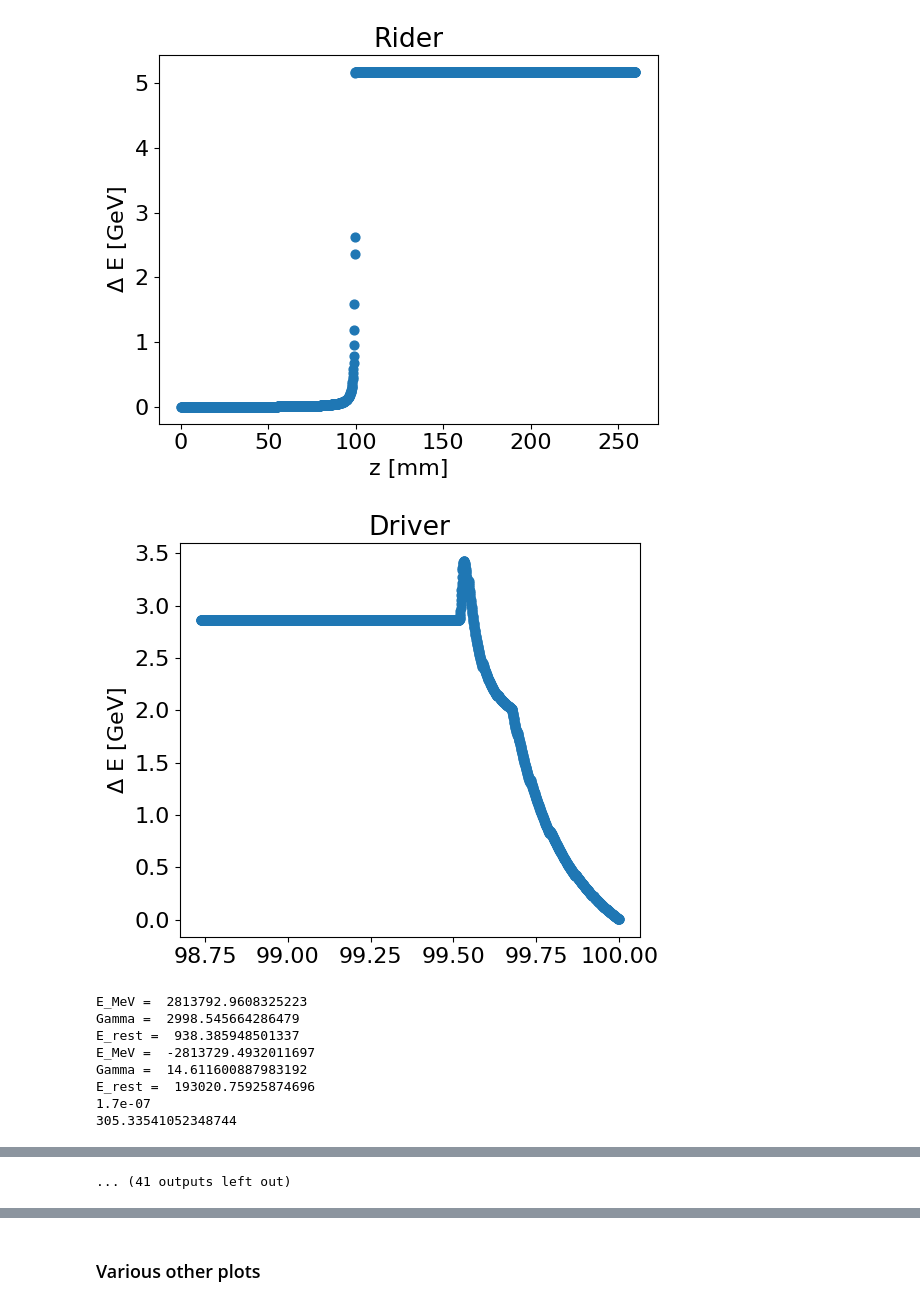
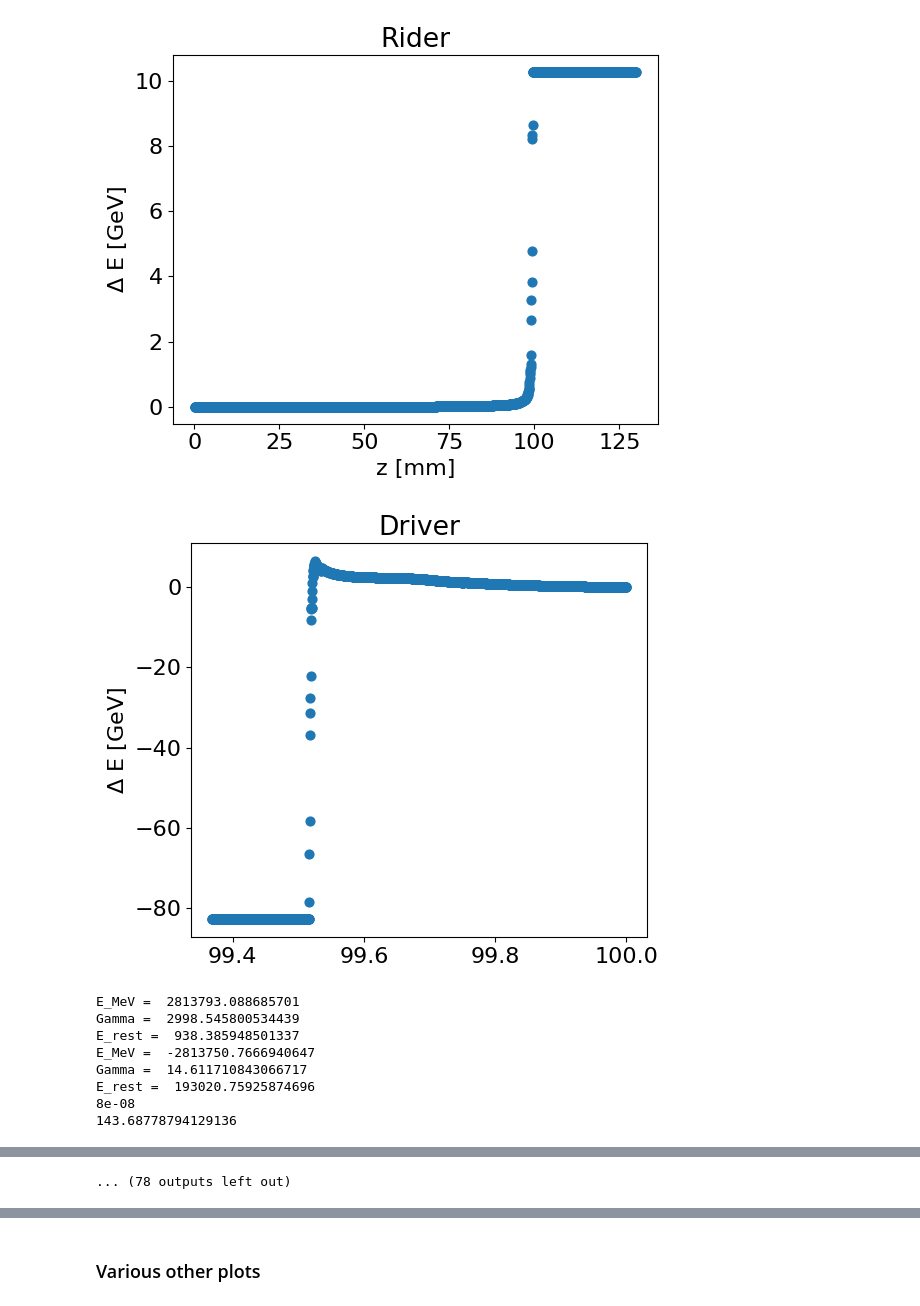
Before and after one commit to benfolsom/LW_integrator, a Jupyter notebook: two_particle_demo_percentplot_loop.ipynb, the cells around one changed output, grey strips where cells are left out. Saved outputs shown, nothing was run; the diff lists cells and outputs as text; code cells hidden in the pictures.

```diff
--- a/two_particle_demo_percentplot_loop.ipynb
+++ b/two_particle_demo_percentplot_loop.ipynb
@@ -9,7 +9,7 @@ plt.rcParams.update({'font.size': font_size})
 # %%
 c_ms = 299792458
 
-transv_dist = 9e-4
+transv_dist = 1e-4
 
 m_particle_rider = 1.007319468  #proton -amu
 m_particle_driver = 207.2 #lead, amu
@@ -64,7 +64,7 @@ for i in range(0,len(Pz_list)):
         static_steps = 1
         ret_steps = 2000
         #step_size = 1e-7 #+ 2.3e-6 / ( (i+1) / (25) )
-        step_size = 8e-8 + (i+1)*3e-8
+        step_size = 5e-8 + (i+1)*1.2e-8
         print(step_size)
 
         retarded_traj,retarded_drv_traj = retarded_integrator3(static_steps,ret_steps,step_size,wall_pos,aperture,sim_type,init_rider,init_driver,bunch_dist,cav_spacing,z_cutoff)#just use retarded_intergrator2 for retarded calcs
@@ -137,10 +137,10 @@ E_rest =  193020.75925874696
-[figure, old version]
+[figure, new version]
-[figure, old version]
+[figure, new version]
-E_MeV =  2813792.9608325223
-Gamma =  2998.545664286479
+E_MeV =  2813793.088685701
+Gamma =  2998.545800534439
 E_rest =  938.385948501337
-E_MeV =  -2813729.4932011697
-Gamma =  14.611600887983192
+E_MeV =  -2813750.7666940647
+Gamma =  14.611710843066717
 E_rest =  193020.75925874696
-1.7e-07
-305.33541052348744
+8e-08
+143.68778794129136
@@ -159,4 +159,4 @@ E_rest =  193020.75925874696
-... (41 outputs left out)
+... (78 outputs left out)
 # %%
 amu_kg = 1.66053907E-27
 c_ms = 299792458 # Speed of light in m/s
```
Also changed, not shown: parts of 15 cells of this notebook.
